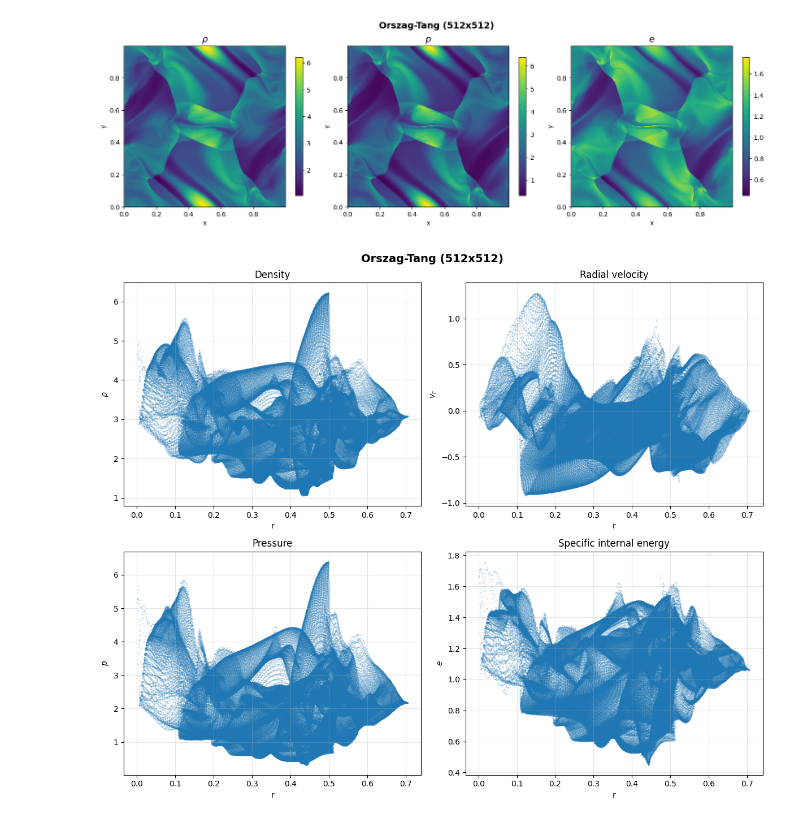
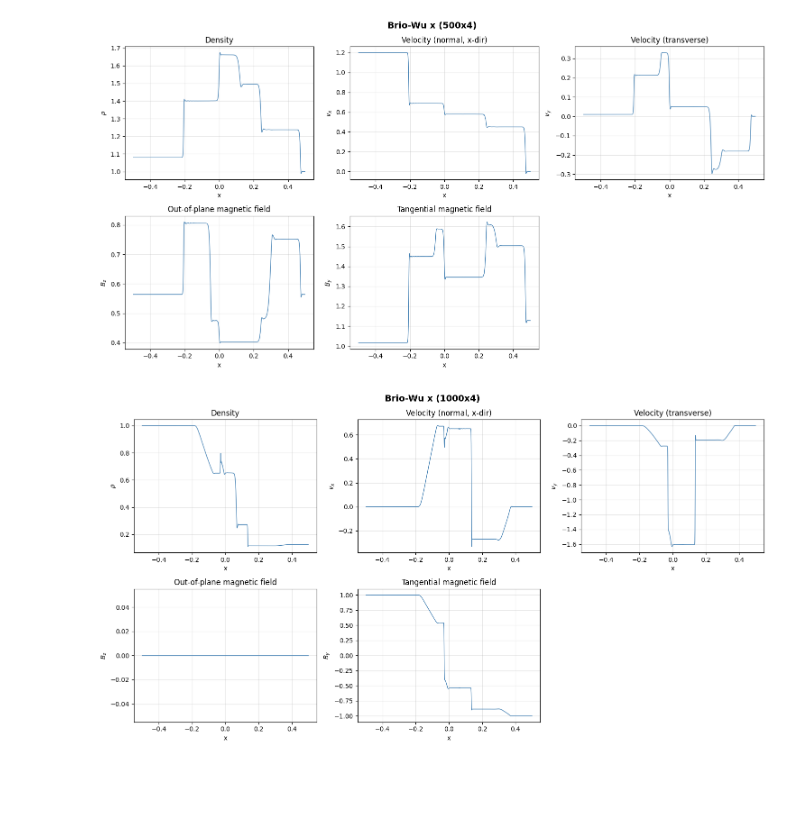
Before and after one commit to RexZhann/Magnetic_Reconnection_Simulation, a Jupyter notebook: output/plot_results.ipynb, the cells around one changed output. Drawn from its saved outputs; the diff is of its cells as text; code cells hidden in the pictures; blank space fills up the shorter version.

```diff
--- a/output/plot_results.ipynb
+++ b/output/plot_results.ipynb
@@ -277,7 +332,15 @@ plot_radial_scatter(d, title="MHD Rotor (200x200)")
-# %%
-d = load_2d("test3_512x512_hlld_glm.dat")
-plot_2d_colormaps(d, "Orszag-Tang (512x512)")
-plot_radial_scatter(d, title="Orszag-Tang (512x512)")
-# %% [output]
-[figure, removed]
-[figure, removed]
+# %%
+#Test 5: 1D Shock Tube
+
+d = load_2d("test5_500x4_hlld_ct.dat")
+plot_brio_wu(d, title="Brio-Wu x (500x4)")
+# %% [output]
+[figure, added]
+# %%
+#Test 6: Brio-Wu
+
+
+d = load_2d("test6_1000x4_hlld_ct.dat")
+plot_brio_wu(d, title="Brio-Wu x (1000x4)")
+# %% [output]
+[figure, added]
```
Also changed, not shown: parts of 7 cells of this notebook, 12 other files.
